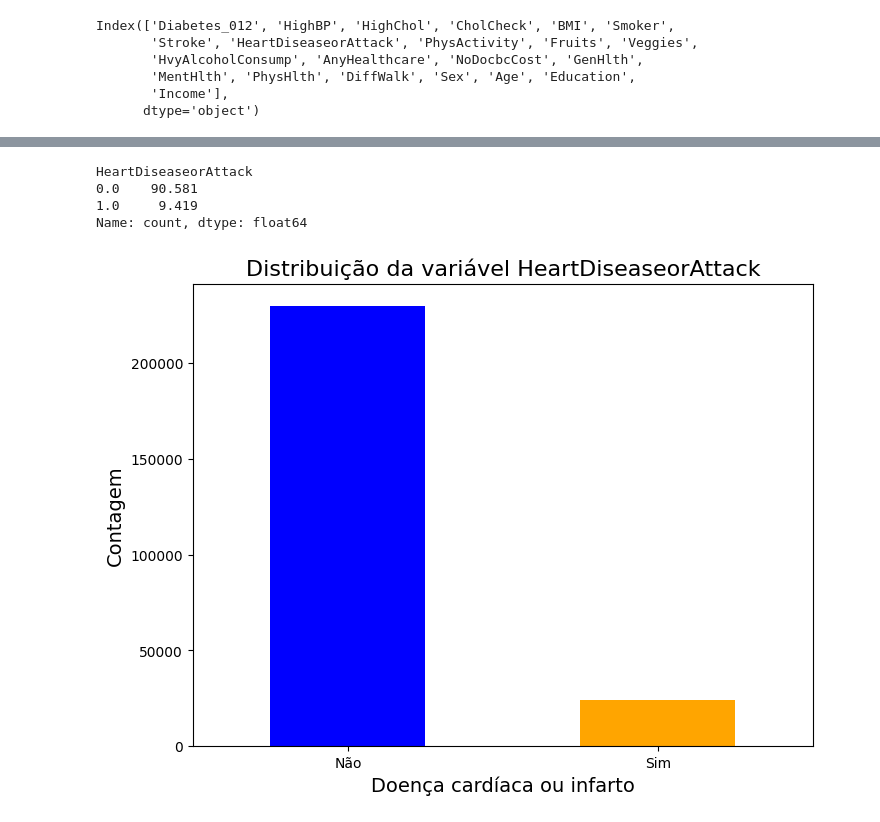
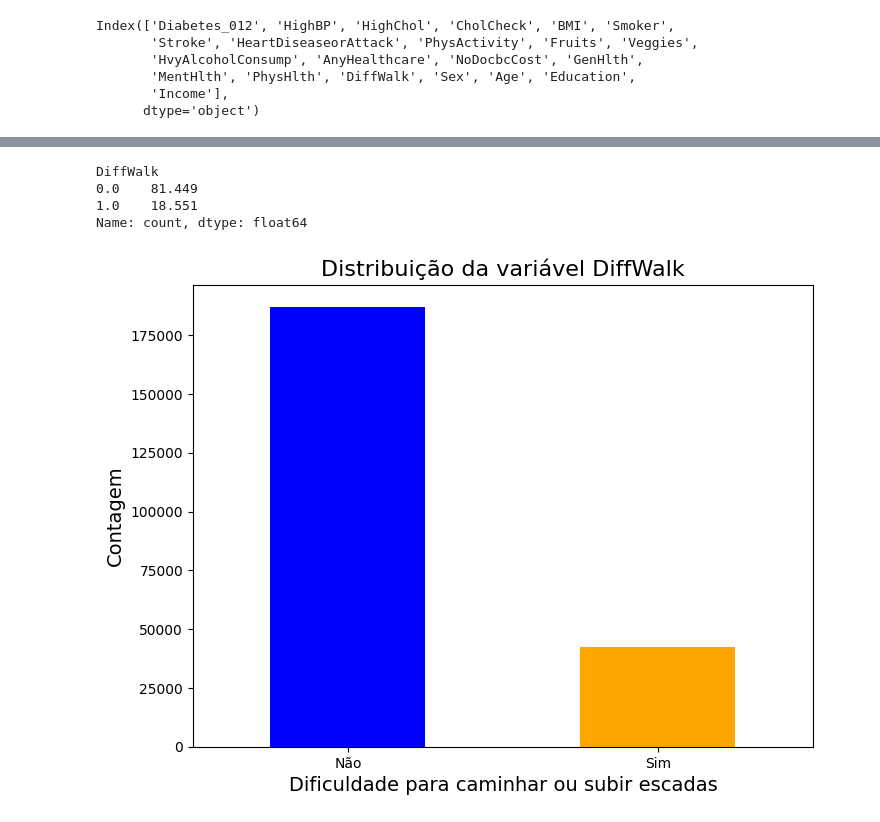
Before and after one commit to rcm2005/Data-Science, a Jupyter notebook: sprint3/sprint3.ipynb, the cells around one changed output, grey strips where cells are left out. Cells and saved outputs as stored; diff of their text form; code cells hidden in the pictures.

```diff
--- a/sprint3/sprint3.ipynb
+++ b/sprint3/sprint3.ipynb
@@ -11,0 +20,7 @@ base.shape
+# %%
+# Verificando duplicatas
+duplicatas = base.duplicated().sum()
+print(f"Número de duplicatas: {duplicatas}")
+
+# Removendo duplicatas
+base = base.drop_duplicates()
@@ -406,23 +1165,23 @@ Name: count, dtype: float64
 # %%
-# Calculando a distribuição total da variável HeartDiseaseorAttack
-HeartDisease_count = base["HeartDiseaseorAttack"].value_counts()
+# Calculando a distribuição total da variável DiffWalk
+DiffWalk_count = base["DiffWalk"].value_counts()
 
-# Medindo a composição percentual da variável HeartDiseaseorAttack
-HeartDisease_percent = (HeartDisease_count / HeartDisease_count.sum()) * 100
-HeartDisease_percent = HeartDisease_percent.round(3)
-print(HeartDisease_percent)
+# Medindo a composição percentual da variável DiffWalk
+DiffWalk_percent = (DiffWalk_count / DiffWalk_count.sum()) * 100
+DiffWalk_percent = DiffWalk_percent.round(3)
+print(DiffWalk_percent)
 
-# Plotando o gráfico de barras para a variável HeartDiseaseorAttack
+# Plotando o gráfico de barras para a variável DiffWalk
 plt.figure(figsize=(8,6))
-HeartDisease_count.plot(kind='bar', color=['blue', 'orange'])
-plt.title('Distribuição da variável HeartDiseaseorAttack', fontsize=16)
-plt.xlabel('Doença cardíaca ou infarto', fontsize=14)
+DiffWalk_count.plot(kind='bar', color=['blue', 'orange'])
+plt.title('Distribuição da variável DiffWalk', fontsize=16)
+plt.xlabel('Dificuldade para caminhar ou subir escadas', fontsize=14)
 plt.ylabel('Contagem', fontsize=14)
 plt.xticks(ticks=[0, 1], labels=['Não', 'Sim'], rotation=0)
 plt.show()
 # %% [output]
-HeartDiseaseorAttack
-0.0    90.581
-1.0     9.419
+DiffWalk
+0.0    81.449
+1.0    18.551
 Name: count, dtype: float64
-[figure, old version]
+[figure, new version]
```
Also changed, not shown: parts of 103 cells of this notebook, 1 other file.
